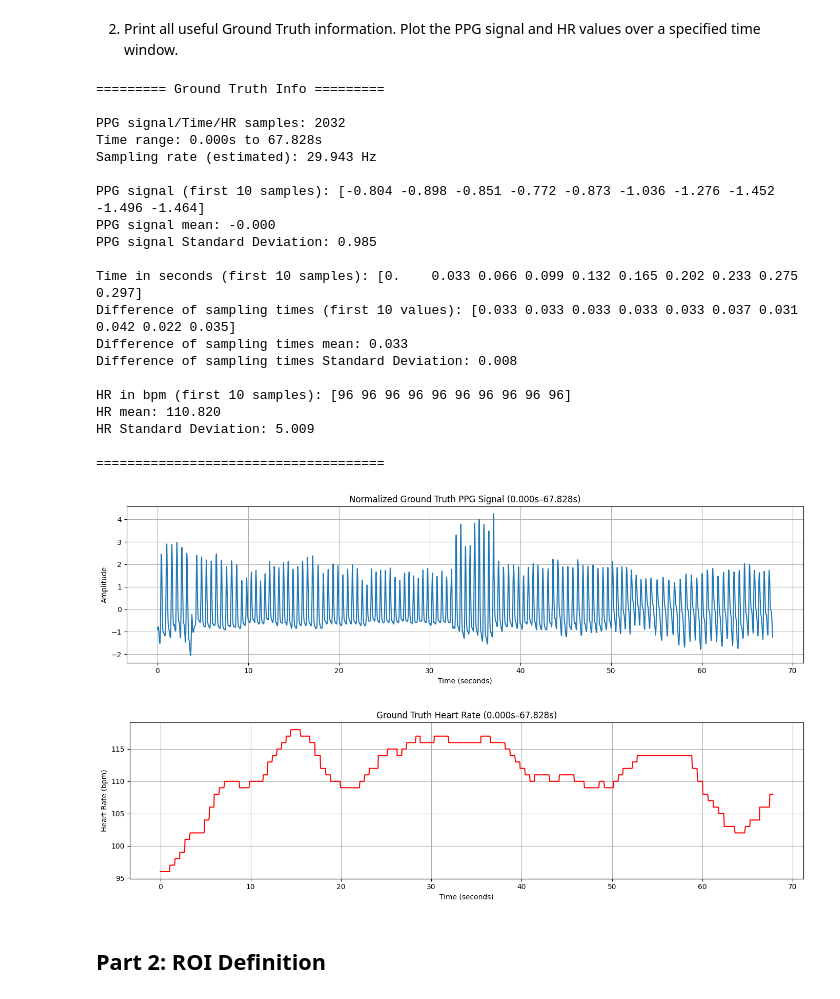
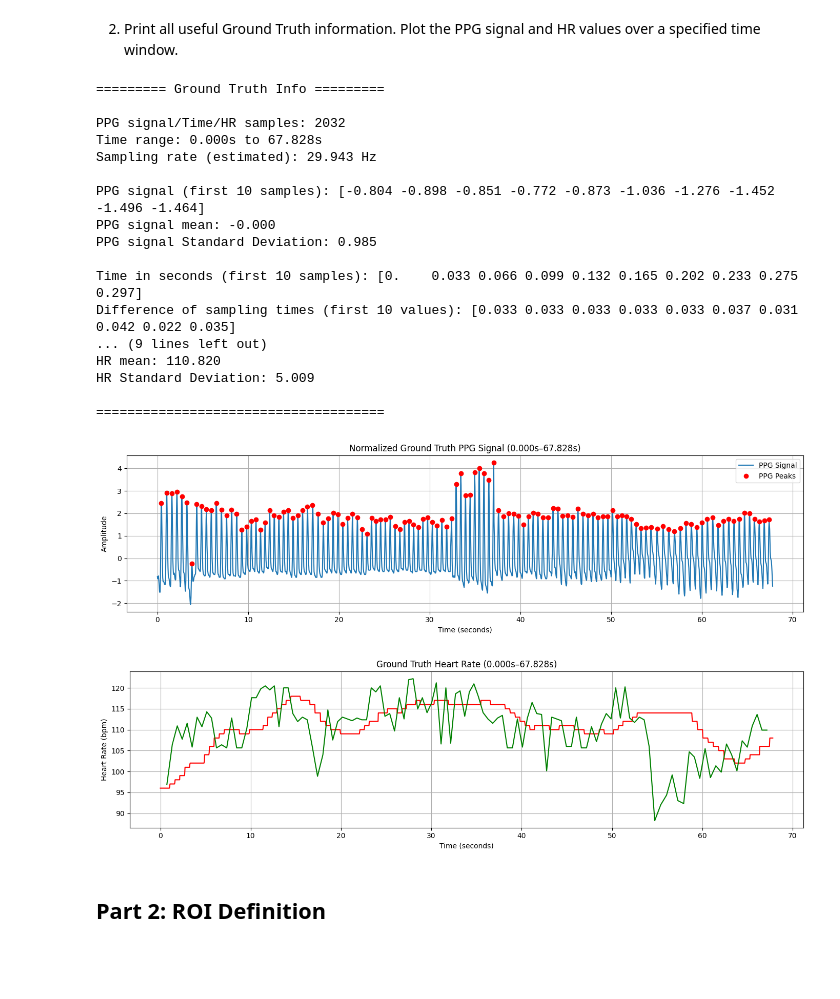
Before and after one commit to iliaxant/HR_Extraction_from_Video, a Jupyter notebook: HR_Extraction_from_Video.ipynb, the cells around one changed output. Drawn from its saved outputs; the diff is of its cells as text; code cells hidden in the pictures; blank space fills up the shorter version.

```diff
--- a/HR_Extraction_from_Video.ipynb
+++ b/HR_Extraction_from_Video.ipynb
@@ -115,20 +126,42 @@ gt_hr = gt_data[1, :]
 gt_time = gt_data[2, :]
 
 
+# gt_data = np.genfromtxt(gt_path, delimiter=',')
+
+# gt_ppg = gt_data[:, 3]
+# gt_hr = gt_data[:, 1]
+# gt_time = gt_data[:, 0] / 1000.0
+
+
 # Input start time and duration (in seconds) for PPG signal plot.
 # ----------------------
 start_time = 0
 segment_duration = gt_time[-1]    # Signal lasts gt_time[-1] seconds.
 # ----------------------
 
+gt_ppg_norm= (gt_ppg - np.mean(gt_ppg)) / np.std(gt_ppg)
+gt_ppg_peaks, gt_ppg_peaks_props = find_peaks(gt_ppg_norm,prominence=0.5)
+gt_ppg_peak_times = gt_time[gt_ppg_peaks]
 
-gt_ppg_norm= (gt_ppg - np.mean(gt_ppg)) / np.std(gt_ppg)
+gt_samp_time_diff = np.diff(gt_time)
+gt_peak_time_diff = np.diff(gt_ppg_peak_times)
 
-samp_time_diff = np.diff(gt_time)
+instantaneous_hr_hz = 1 / gt_peak_time_diff
+instantaneous_hr_bpm = instantaneous_hr_hz * 60
 
 end_time = start_time + segment_duration
 start_samp = np.searchsorted(gt_time, start_time)
 end_samp = np.searchsorted(gt_time, end_time)
+
+gt_ppg_peaks_filt = gt_ppg_peaks[
+    (gt_time[gt_ppg_peaks] >= start_time) &
+    (gt_time[gt_ppg_peaks] <= end_time)
+]
+
+instantaneous_hr_times = (gt_ppg_peak_times[1:] + gt_ppg_peak_times[:-1]) / 2
+hr_time_mask = (instantaneous_hr_times >= start_time) & (instantaneous_hr_times <= end_time)
+instantaneous_hr_times_filt = instantaneous_hr_times[hr_time_mask]
+instantaneous_hr_bpm_filt = instantaneous_hr_bpm[hr_time_mask]
 
 
 print("========= Ground Truth Info =========\n")
@@ -142,9 +175,13 @@ print(f"PPG signal mean: {np.mean(gt_ppg):.3f}")
 print(f"PPG signal Standard Deviation: {np.std(gt_ppg):.3f}\n")
 
 print(f"Time in seconds (first 10 samples): {gt_time[:10]}")
-print(f"Difference of sampling times (first 10 values): {samp_time_diff[:10]}")
-print(f"Difference of sampling times mean: {np.mean(samp_time_diff):.3f}")
-print(f"Difference of sampling times Standard Deviation: {np.std(samp_time_diff):.3f}\n")
+print(f"Difference of sampling times (first 10 values): {gt_samp_time_diff[:10]}")
+print(f"Difference of sampling times mean: {np.mean(gt_samp_time_diff):.3f}")
+print(f"Difference of sampling times Standard Deviation: {np.std(gt_samp_time_diff):.3f}\n")
+
+print(f"Time difference of PPG peaks (first 10 samples): {gt_peak_time_diff[:10]}")
+print(f"Instantaneous Heart Rates (Hz) (first 10 samples): {np.round(instantaneous_hr_hz[:10], 3)}")
+print(f"Instantaneous Heart Rates (bpm) (first 10 samples): {np.round(instantaneous_hr_bpm[:10], 3)}\n")
 
 print(f"HR in bpm (first 10 samples): {gt_hr[:10].astype(int)}")
 print(f"HR mean: {np.mean(gt_hr):.3f}")
@@ -153,45 +190,49 @@ print(f"HR Standard Deviation: {np.std(gt_hr):.3f}\n")
 print("=====================================\n")
 
 plt.figure(figsize=(14, 4))
-plt.plot(gt_time[start_samp:end_samp], gt_ppg_norm[start_samp:end_samp])
+plt.plot(gt_time[start_samp:end_samp], gt_ppg_norm[start_samp:end_samp],
+         label="PPG Signal")
+plt.plot(gt_time[gt_ppg_peaks_filt], gt_ppg_norm[gt_ppg_peaks_filt], 'o',
+         color = 'r', label="PPG Peaks")
 plt.title(f"Normalized Ground Truth PPG Signal ({start_time:.3f}s–{end_time:.3f}s)")
 plt.xlabel("Time (seconds)")
 plt.ylabel("Amplitude")
+plt.legend()
 plt.grid(True)
 plt.tight_layout()
 plt.show()
 
 plt.figure(figsize=(14, 4))
-plt.plot(gt_time[start_samp:end_samp], gt_hr[start_samp:end_samp], color='r')
+plt.plot(gt_time[start_samp:end_samp], gt_hr[start_samp:end_samp], color='r',
+         label = 'Ground Truth HR')
+plt.plot(instantaneous_hr_times_filt, instantaneous_hr_bpm_filt, color='g',
+         label = 'Instantaneous HR')
 plt.title(f"Ground Truth Heart Rate ({start_time:.3f}s–{end_time:.3f}s)")
 plt.xlabel("Time (seconds)")
 plt.ylabel("Heart Rate (bpm)")
 plt.grid(True)
 plt.tight_layout()
 plt.show()
 # %% [output]
 ========= Ground Truth Info =========
 
 PPG signal/Time/HR samples: 2032
 Time range: 0.000s to 67.828s
 Sampling rate (estimated): 29.943 Hz
 
 PPG signal (first 10 samples): [-0.804 -0.898 -0.851 -0.772 -0.873 -1.036 -1.276 -1.452 -1.496 -1.464]
 PPG signal mean: -0.000
 PPG signal Standard Deviation: 0.985
 
 Time in seconds (first 10 samples): [0.    0.033 0.066 0.099 0.132 0.165 0.202 0.233 0.275 0.297]
 Difference of sampling times (first 10 values): [0.033 0.033 0.033 0.033 0.033 0.037 0.031 0.042 0.022 0.035]
-Difference of sampling times mean: 0.033
-Difference of sampling times Standard Deviation: 0.008
-
-HR in bpm (first 10 samples): [96 96 96 96 96 96 96 96 96 96]
+... (9 lines left out)
 HR mean: 110.820
 HR Standard Deviation: 5.009
 
 =====================================
-[figure, old version]
+[figure, new version]
-[figure, old version]
+[figure, new version]
 # %% [markdown]
 ## **Part 2**: ROI Definition
 # %% [markdown]
```
Also changed, not shown: parts of 11 cells of this notebook.
